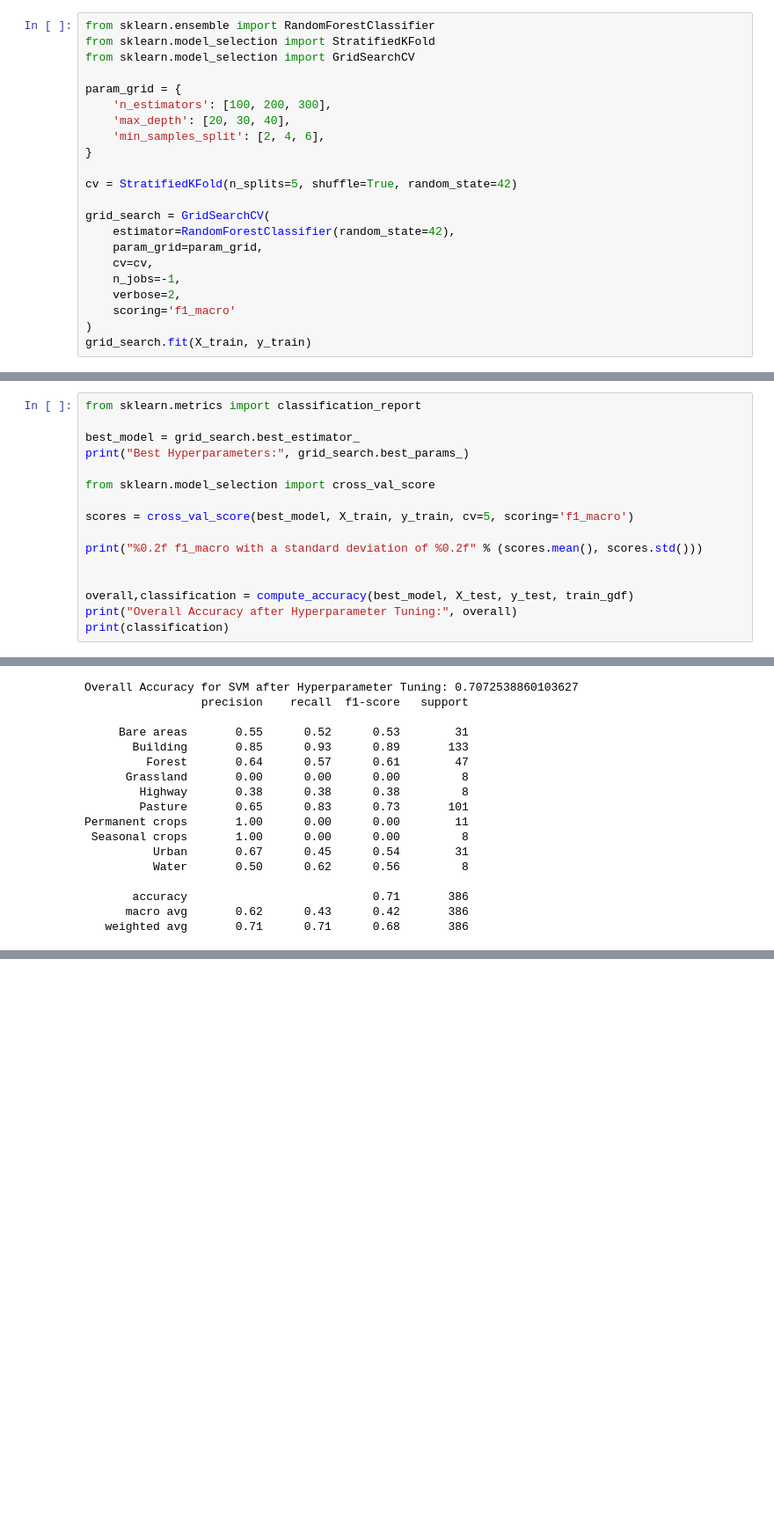
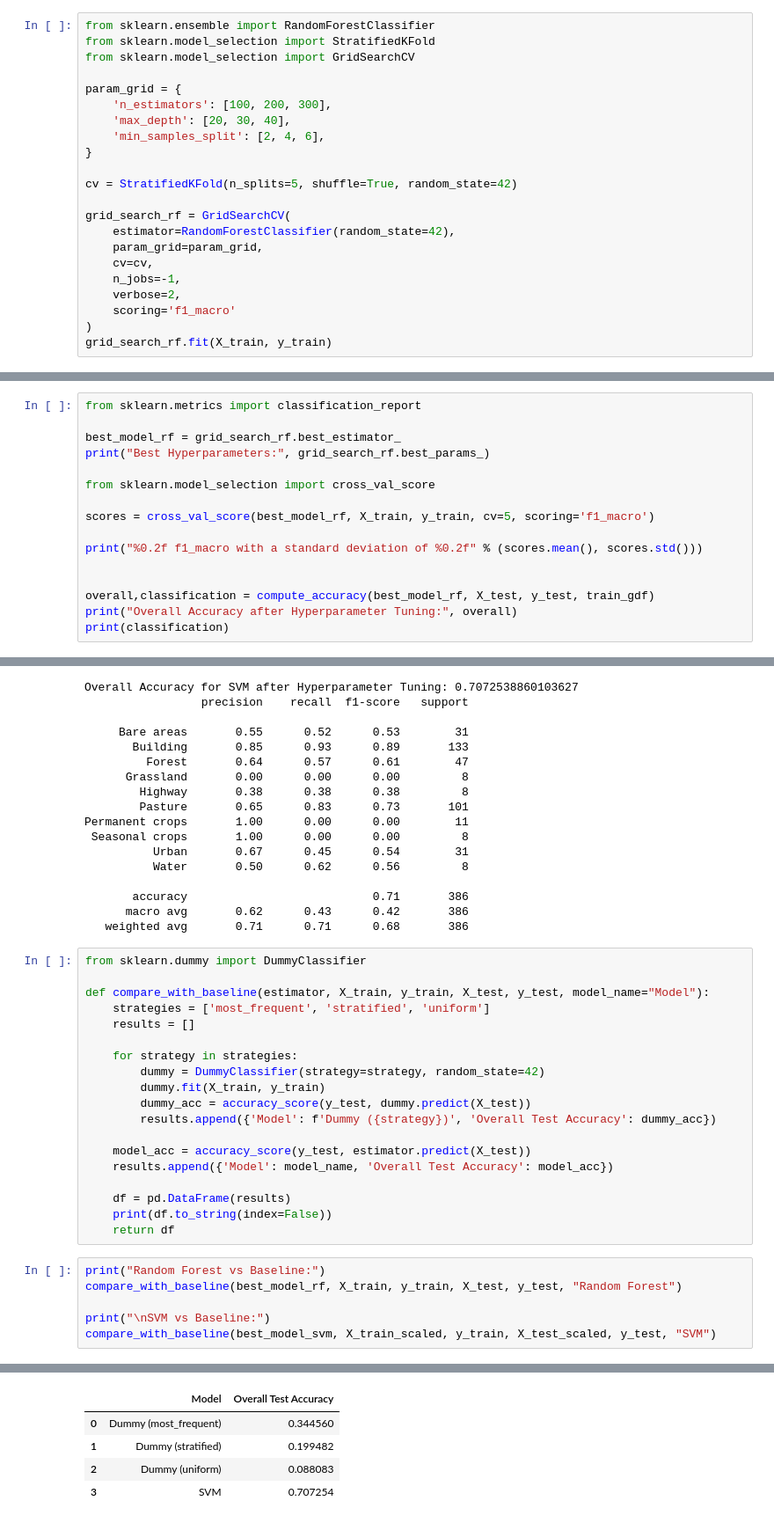
Before and after one commit to kshitijrajsharma/landcoverclassification, a Jupyter notebook: notebooks/train.ipynb, the cells around one changed output, grey strips where cells are left out. Shown at 88% size. Saved outputs shown, nothing was run; the diff lists cells and outputs as text; blank space fills up the shorter version.

Commit message:
feat : add baseline model in train along with comparison

```diff
--- a/notebooks/train.ipynb
+++ b/notebooks/train.ipynb
@@ -96,7 +96,7 @@ param_grid = {
 
 cv = StratifiedKFold(n_splits=5, shuffle=True, random_state=42)
 
-grid_search = GridSearchCV(
+grid_search_rf = GridSearchCV(
     estimator=RandomForestClassifier(random_state=42),
     param_grid=param_grid,
     cv=cv,
@@ -104,7 +104,7 @@ grid_search = GridSearchCV(
     verbose=2,
     scoring='f1_macro'
 )
-grid_search.fit(X_train, y_train)
+grid_search_rf.fit(X_train, y_train)
 # %% [output]
 Fitting 5 folds for each of 27 candidates, totalling 135 fits
 [CV] END max_depth=20, min_samples_split=2, n_estimators=100; total time=   0.4s
@@ -132,17 +132,17 @@ GridSearchCV(cv=StratifiedKFold(n_splits=5, random_state=42, shuffle=True),
 # %%
 from sklearn.metrics import classification_report
 
-best_model = grid_search.best_estimator_
-print("Best Hyperparameters:", grid_search.best_params_)
+best_model_rf = grid_search_rf.best_estimator_
+print("Best Hyperparameters:", grid_search_rf.best_params_)
 
 from sklearn.model_selection import cross_val_score
 
-scores = cross_val_score(best_model, X_train, y_train, cv=5, scoring='f1_macro')
+scores = cross_val_score(best_model_rf, X_train, y_train, cv=5, scoring='f1_macro')
 
 print("%0.2f f1_macro with a standard deviation of %0.2f" % (scores.mean(), scores.std()))
 
 
-overall,classification = compute_accuracy(best_model, X_test, y_test, train_gdf)
+overall,classification = compute_accuracy(best_model_rf, X_test, y_test, train_gdf)
 print("Overall Accuracy after Hyperparameter Tuning:", overall)
 print(classification)
 # %% [output]
@@ -271,3 +272,29 @@ Permanent crops       1.00      0.00      0.00        11
        accuracy                           0.71       386
       macro avg       0.62      0.43      0.42       386
    weighted avg       0.71      0.71      0.68       386
+# %%
+from sklearn.dummy import DummyClassifier
+
+def compare_with_baseline(estimator, X_train, y_train, X_test, y_test, model_name="Model"):
+    strategies = ['most_frequent', 'stratified', 'uniform']
+    results = []
+
+    for strategy in strategies:
+        dummy = DummyClassifier(strategy=strategy, random_state=42)
+        dummy.fit(X_train, y_train)
+        dummy_acc = accuracy_score(y_test, dummy.predict(X_test))
+        results.append({'Model': f'Dummy ({strategy})', 'Overall Test Accuracy': dummy_acc})
+
+    model_acc = accuracy_score(y_test, estimator.predict(X_test))
+    results.append({'Model': model_name, 'Overall Test Accuracy': model_acc})
+
+    df = pd.DataFrame(results)
+    print(df.to_string(index=False))
+    return df
+# %%
+print("Random Forest vs Baseline:")
+compare_with_baseline(best_model_rf, X_train, y_train, X_test, y_test, "Random Forest")
+
+print("\nSVM vs Baseline:")
+compare_with_baseline(best_model_svm, X_train_scaled, y_train, X_test_scaled, y_test, "SVM")
+# %% [output]
@@ -273,0 +314,5 @@ Permanent crops       1.00      0.00      0.00        11
+|  | Model | Overall Test Accuracy |
+| 0 | Dummy (most_frequent) | 0.344560 |
+| 1 | Dummy (stratified) | 0.199482 |
+| 2 | Dummy (uniform) | 0.088083 |
+| 3 | SVM | 0.707254 |
```
Also changed, not shown: parts of 5 cells of this notebook.
